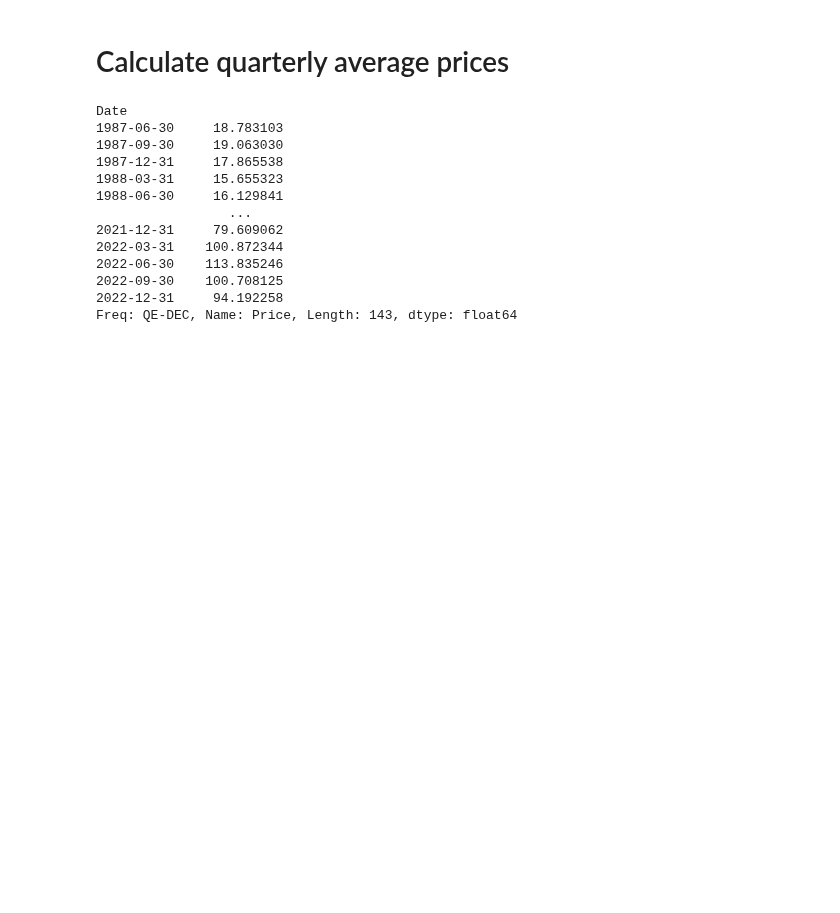
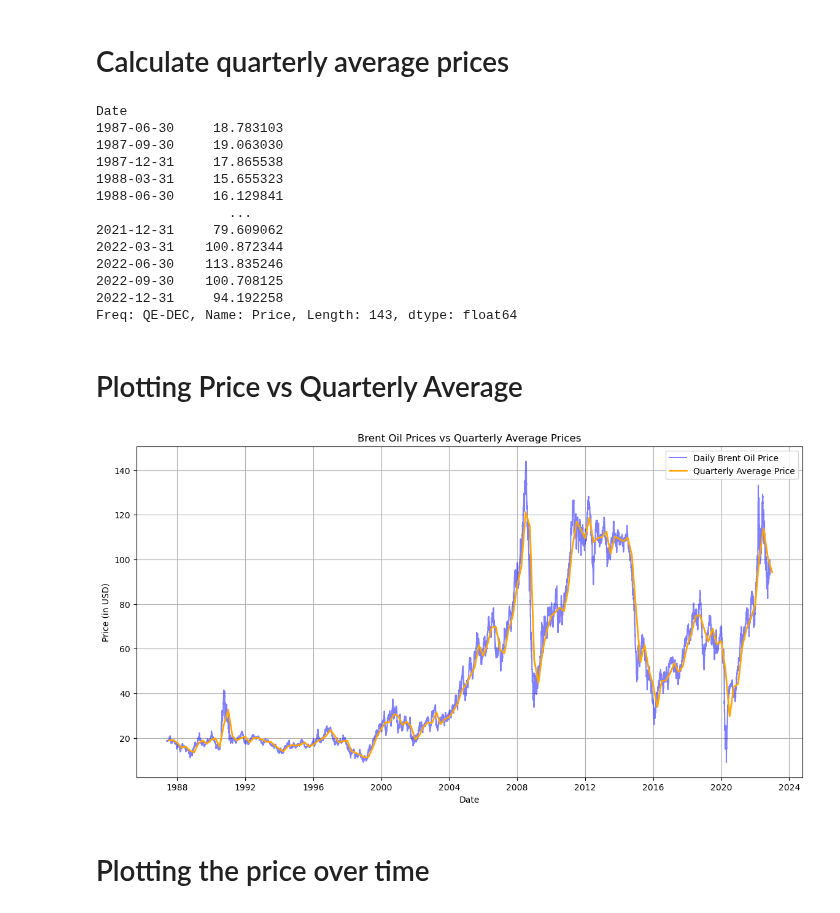
Before and after one commit to erisimasol/Week-10-KAIM-10X, a Jupyter notebook: Notebook/Week-10-Task-01.ipynb, the cells around one changed output. Saved outputs shown, nothing was run; the diff lists cells and outputs as text; code cells hidden in the pictures; blank space fills up the shorter version.

Commit message:
Price vs Quarterly Average

```diff
--- a/Notebook/Week-10-Task-01.ipynb
+++ b/Notebook/Week-10-Task-01.ipynb
@@ -186,3 +186,26 @@ Date
 2022-09-30    100.708125
 2022-12-31     94.192258
 Freq: QE-DEC, Name: Price, Length: 143, dtype: float64
+# %% [markdown]
+# Plotting Price vs Quarterly Average
+# %%
+
+plt.figure(figsize=(14, 7))
+
+# Plot the original prices
+plt.plot(BOP['Price'], label='Daily Brent Oil Price', color='blue', alpha=0.5)
+
+
+plt.plot(quarterly_avg, label='Quarterly Average Price', color='orange', linewidth=2)
+
+
+plt.title('Brent Oil Prices vs Quarterly Average Prices')
+plt.xlabel('Date')
+plt.ylabel('Price (in USD)')
+plt.legend()
+plt.grid()
+plt.show()
+# %% [output]
+[figure, added]
+# %% [markdown]
+# Plotting the price over time
```
Also changed, not shown: parts of 1 cell of this notebook.
